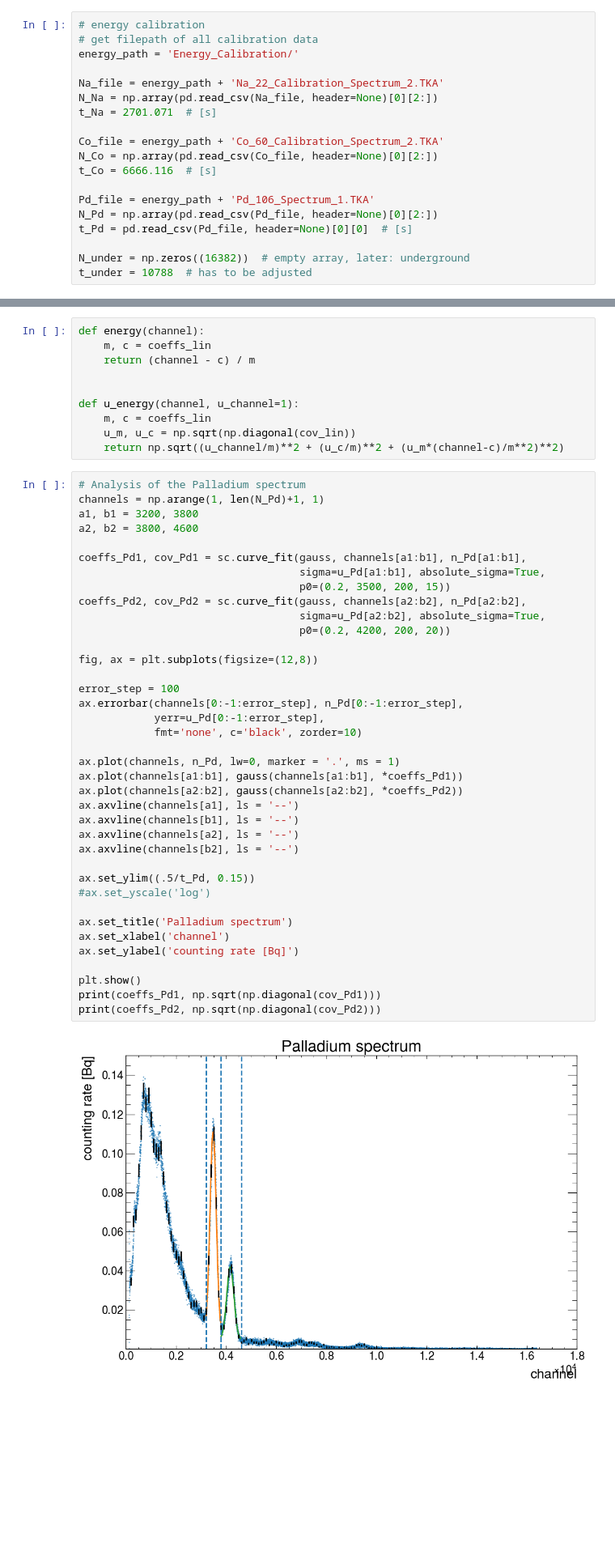
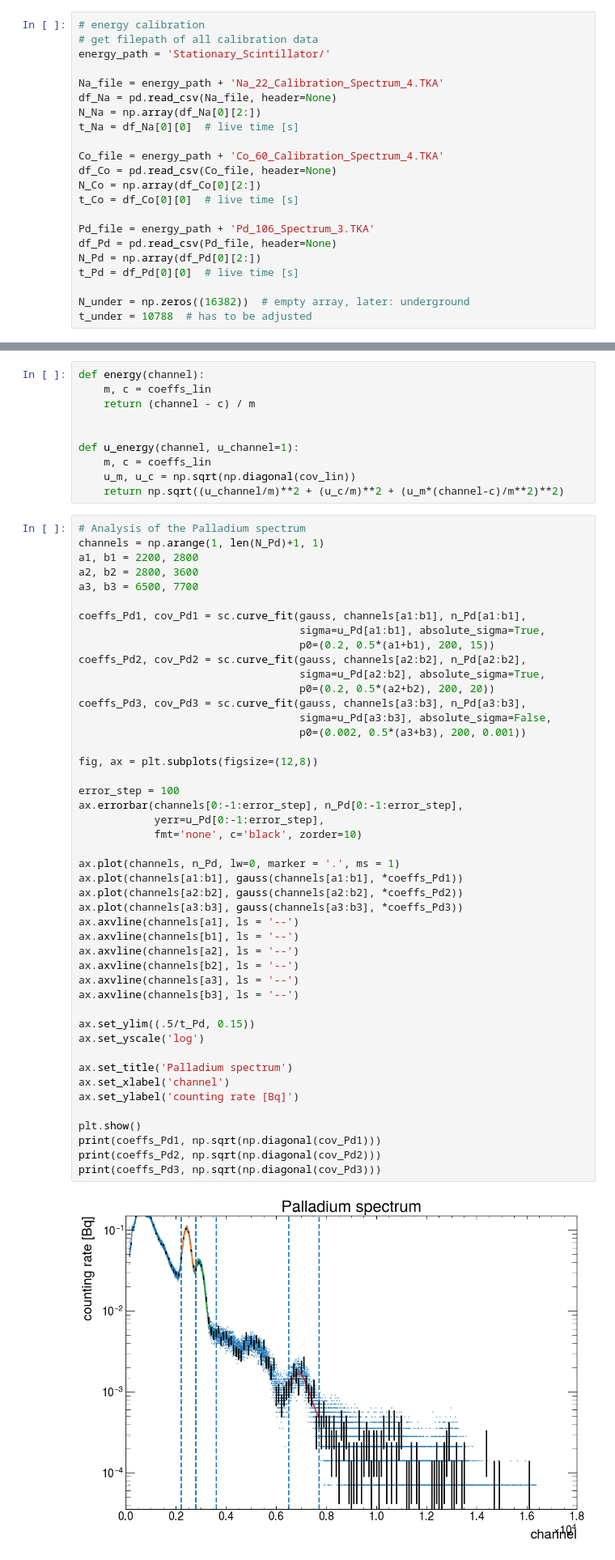
Before and after one commit to nicolaigoelz/Angular_correlation, a Jupyter notebook: Energy_Calibration.ipynb, the cells around one changed output, grey strips where cells are left out. Shown at 81% size. Drawn from its saved outputs; the diff is of its cells as text; blank space fills up the shorter version.

```diff
--- a/Energy_Calibration.ipynb
+++ b/Energy_Calibration.ipynb
@@ -9,19 +8,22 @@ import scipy.interpolate as interpol
 # %%
 # energy calibration
 # get filepath of all calibration data
-energy_path = 'Energy_Calibration/'
+energy_path = 'Stationary_Scintillator/'
 
-Na_file = energy_path + 'Na_22_Calibration_Spectrum_2.TKA'
-N_Na = np.array(pd.read_csv(Na_file, header=None)[0][2:])
-t_Na = 2701.071  # [s]
+Na_file = energy_path + 'Na_22_Calibration_Spectrum_4.TKA'
+df_Na = pd.read_csv(Na_file, header=None)
+N_Na = np.array(df_Na[0][2:])
+t_Na = df_Na[0][0]  # live time [s]
 
-Co_file = energy_path + 'Co_60_Calibration_Spectrum_2.TKA'
-N_Co = np.array(pd.read_csv(Co_file, header=None)[0][2:])
-t_Co = 6666.116  # [s]
+Co_file = energy_path + 'Co_60_Calibration_Spectrum_4.TKA'
+df_Co = pd.read_csv(Co_file, header=None)
+N_Co = np.array(df_Co[0][2:])
+t_Co = df_Co[0][0]  # live time [s]
 
-Pd_file = energy_path + 'Pd_106_Spectrum_1.TKA'
-N_Pd = np.array(pd.read_csv(Pd_file, header=None)[0][2:])
-t_Pd = pd.read_csv(Pd_file, header=None)[0][0]  # [s]
+Pd_file = energy_path + 'Pd_106_Spectrum_3.TKA'
+df_Pd = pd.read_csv(Pd_file, header=None)
+N_Pd = np.array(df_Pd[0][2:])
+t_Pd = df_Pd[0][0]  # live time [s]
 
 N_under = np.zeros((16382))  # empty array, later: underground
 t_under = 10788  # has to be adjusted
@@ -171,40 +178,48 @@ def u_energy(channel, u_channel=1):
 # %%
 # Analysis of the Palladium spectrum
 channels = np.arange(1, len(N_Pd)+1, 1)
-a1, b1 = 3200, 3800
-a2, b2 = 3800, 4600
+a1, b1 = 2200, 2800
+a2, b2 = 2800, 3600
+a3, b3 = 6500, 7700
 
 coeffs_Pd1, cov_Pd1 = sc.curve_fit(gauss, channels[a1:b1], n_Pd[a1:b1],
                                    sigma=u_Pd[a1:b1], absolute_sigma=True,
-                                   p0=(0.2, 3500, 200, 15))
+                                   p0=(0.2, 0.5*(a1+b1), 200, 15))
 coeffs_Pd2, cov_Pd2 = sc.curve_fit(gauss, channels[a2:b2], n_Pd[a2:b2],
                                    sigma=u_Pd[a2:b2], absolute_sigma=True,
-                                   p0=(0.2, 4200, 200, 20))
+                                   p0=(0.2, 0.5*(a2+b2), 200, 20))
+coeffs_Pd3, cov_Pd3 = sc.curve_fit(gauss, channels[a3:b3], n_Pd[a3:b3],
+                                   sigma=u_Pd[a3:b3], absolute_sigma=False,
+                                   p0=(0.002, 0.5*(a3+b3), 200, 0.001))
 
 fig, ax = plt.subplots(figsize=(12,8))
 
 error_step = 100
 ax.errorbar(channels[0:-1:error_step], n_Pd[0:-1:error_step],
             yerr=u_Pd[0:-1:error_step],
             fmt='none', c='black', zorder=10)
 
 ax.plot(channels, n_Pd, lw=0, marker = '.', ms = 1)
 ax.plot(channels[a1:b1], gauss(channels[a1:b1], *coeffs_Pd1))
 ax.plot(channels[a2:b2], gauss(channels[a2:b2], *coeffs_Pd2))
+ax.plot(channels[a3:b3], gauss(channels[a3:b3], *coeffs_Pd3))
 ax.axvline(channels[a1], ls = '--')
 ax.axvline(channels[b1], ls = '--')
 ax.axvline(channels[a2], ls = '--')
 ax.axvline(channels[b2], ls = '--')
+ax.axvline(channels[a3], ls = '--')
+ax.axvline(channels[b3], ls = '--')
 
 ax.set_ylim((.5/t_Pd, 0.15))
-#ax.set_yscale('log')
+ax.set_yscale('log')
 
 ax.set_title('Palladium spectrum')
 ax.set_xlabel('channel')
 ax.set_ylabel('counting rate [Bq]')
 
 plt.show()
 print(coeffs_Pd1, np.sqrt(np.diagonal(cov_Pd1)))
 print(coeffs_Pd2, np.sqrt(np.diagonal(cov_Pd2)))
+print(coeffs_Pd3, np.sqrt(np.diagonal(cov_Pd3)))
 # %% [output]
-[figure, old version]
+[figure, new version]
```
Also changed, not shown: parts of 8 cells of this notebook.
